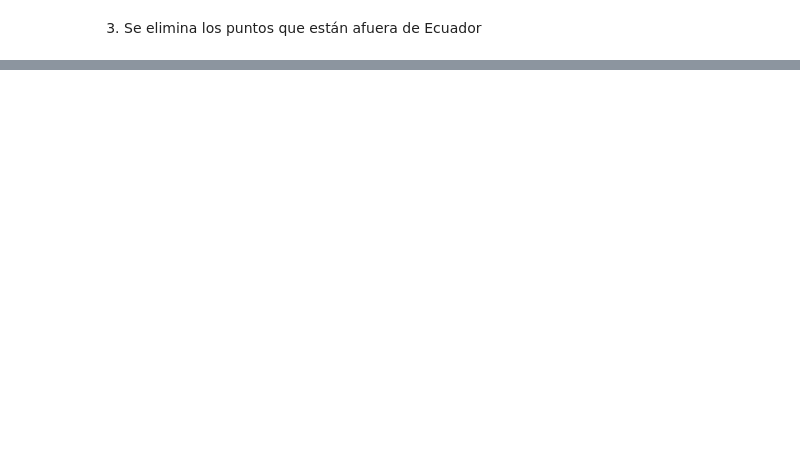
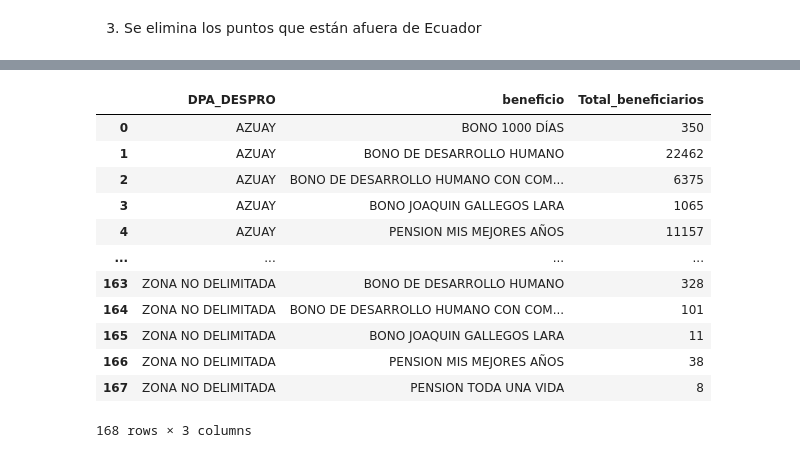
Before and after one commit to megonzau/Spatial-Analytics, a Jupyter notebook: code/main.ipynb, the cells around one changed output, grey strips where cells are left out. Drawn from its saved outputs; the diff is of its cells as text; code cells hidden in the pictures; blank space fills up the shorter version.

```diff
--- a/code/main.ipynb
+++ b/code/main.ipynb
@@ -90,0 +110,17 @@ df_final.plot()
+# %%
+df_ben = df_final.groupby(['DPA_DESPRO','beneficio'])['beneficio'].count().reset_index(name='Total_beneficiarios')
+df_ben
+# %% [output]
+|  | DPA_DESPRO | beneficio | Total_beneficiarios |
+| 0 | AZUAY | BONO 1000 DÍAS | 350 |
+| 1 | AZUAY | BONO DE DESARROLLO HUMANO | 22462 |
+| 2 | AZUAY | BONO DE DESARROLLO HUMANO CON COM... | 6375 |
+| 3 | AZUAY | BONO JOAQUIN GALLEGOS LARA | 1065 |
+| 4 | AZUAY | PENSION MIS MEJORES AÑOS | 11157 |
+| ... | ... | ... | ... |
+| 163 | ZONA NO DELIMITADA | BONO DE DESARROLLO HUMANO | 328 |
+| 164 | ZONA NO DELIMITADA | BONO DE DESARROLLO HUMANO CON COM... | 101 |
+| 165 | ZONA NO DELIMITADA | BONO JOAQUIN GALLEGOS LARA | 11 |
+| 166 | ZONA NO DELIMITADA | PENSION MIS MEJORES AÑOS | 38 |
+| 167 | ZONA NO DELIMITADA | PENSION TODA UNA VIDA | 8 |
+168 rows × 3 columns
```
Also changed, not shown: parts of 7 cells of this notebook.
